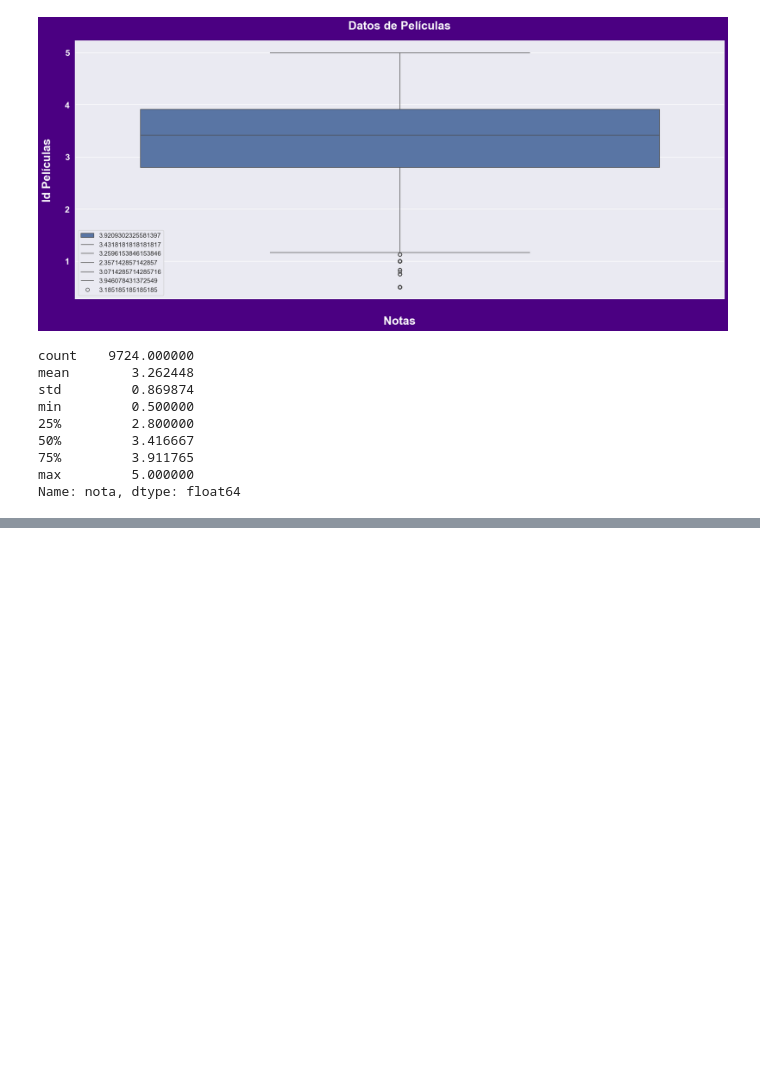
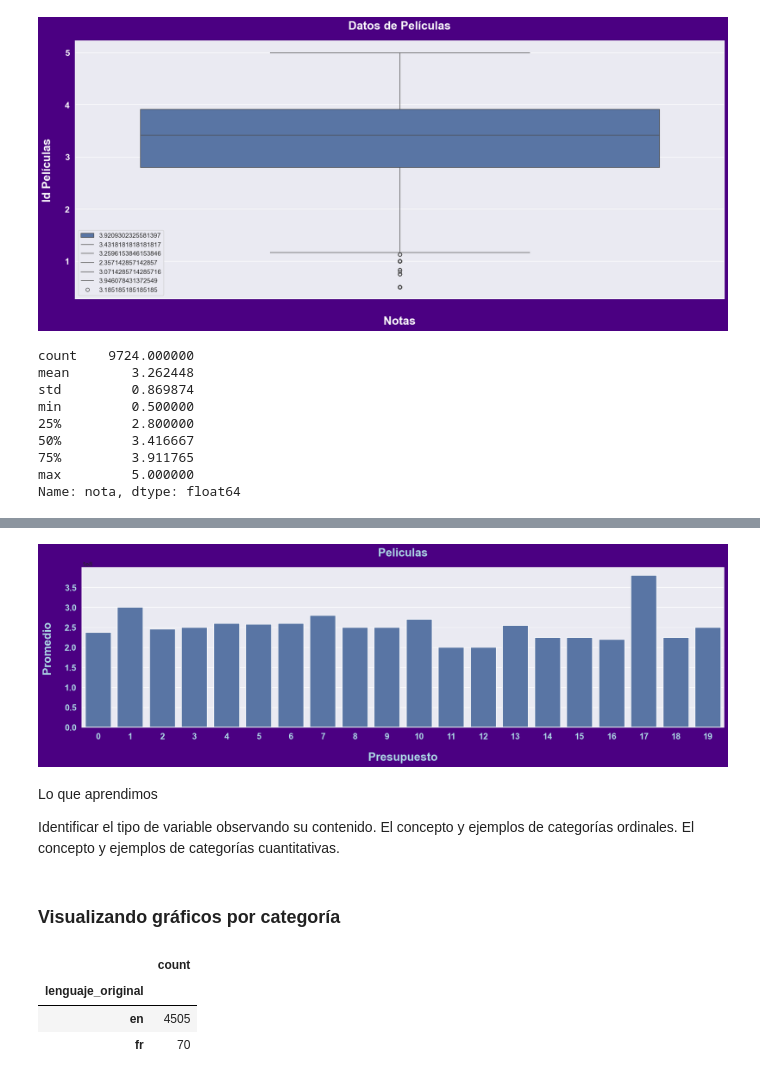
Before and after one commit to Wanves/PythonDataScience, a Jupyter notebook: Introducción_a_Data_Science Aula0/Untitled-1.ipynb, the cells around one changed output, grey strips where cells are left out. Cells and saved outputs as stored; diff of their text form; code cells hidden in the pictures; blank space fills up the shorter version.

```diff
--- a/Introducción_a_Data_Science Aula0/Untitled-1.ipynb
+++ b/Introducción_a_Data_Science Aula0/Untitled-1.ipynb
@@ -466,0 +476,3 @@ promedio_pelicula_hist()
+# %%
+tmdb = pd.read_csv('tmdb_5000_movies.csv')
+tmdb.head(1)
@@ -466,0 +482,3 @@ promedio_pelicula_hist()
+# %%
+tmdb.columns = ['presupuesto','genero','páginaweb','id','palabras_clave', 'lenguaje_original','título_original','descripción_general','popularidad','Compañías_de_producción','países_de_producción','fecha_de_lanzamiento','ganancia','tiempo_de _ejecución','lenguajes_hablados','estado', 'eslogan','título','voto_promedio','recuento_votos']
+tmdb.head(2)
@@ -466,0 +617,32 @@ promedio_pelicula_hist()
+# %%
+def promedio_bar():
+    sns.set(style="darkgrid")
+    plt.figure(figsize=(20,5), facecolor='indigo')
+    sns.barplot(tmdb['presupuesto'].head(20))
+    plt.title('Peliculas',color='lightblue', size=20, fontweight='bold',pad=20)
+    plt.xlabel('Presupuesto',color='lightblue', size=20, fontweight='bold',labelpad=20)
+    plt.ylabel('Promedio',color='lightblue', size=20, fontweight='bold',labelpad=20)
+    plt.xticks(color='lightblue', size=15, fontweight='bold')
+    plt.yticks(color='lightblue', size=15, fontweight='bold')
+    plt.show()
+promedio_bar()
+# %% [output]
+[figure, added]
+# %% [markdown]
+Lo que aprendimos
+
+
+Identificar el tipo de variable observando su contenido.
+El concepto y ejemplos de categorías ordinales.
+El concepto y ejemplos de categorías cuantitativas.
+# %% [markdown]
+### Visualizando gráficos por categoría
+# %%
+# transformo en un dataframe
+contador_de_idiomas = tmdb['lenguaje_original'].value_counts().to_frame()
+contador_de_idiomas.head(2)
+# %% [output]
+|  | count |
+| lenguaje_original |  |
+| en | 4505 |
+| fr | 70 |
```
Also changed, not shown: parts of 67 cells of this notebook.
